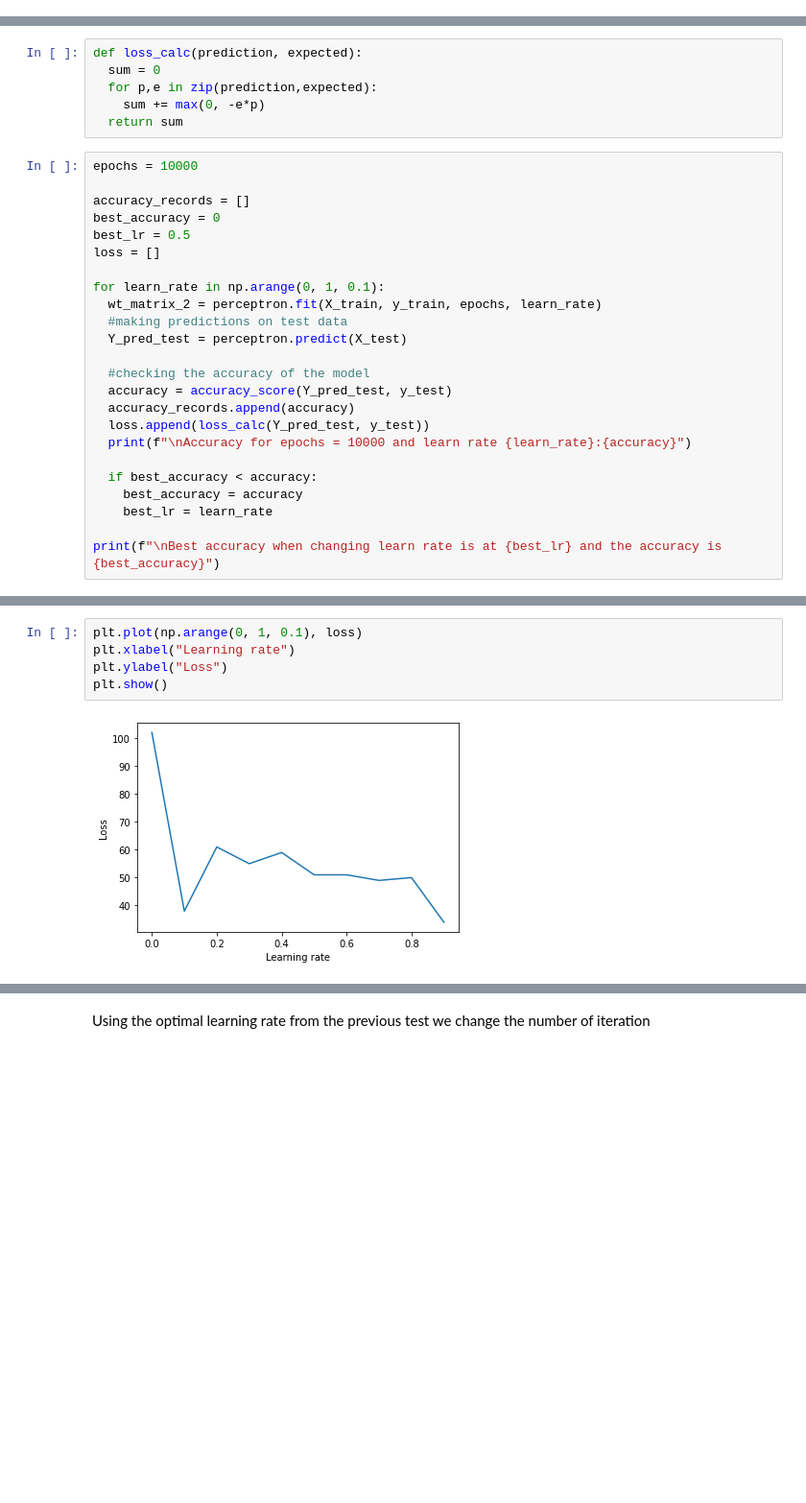
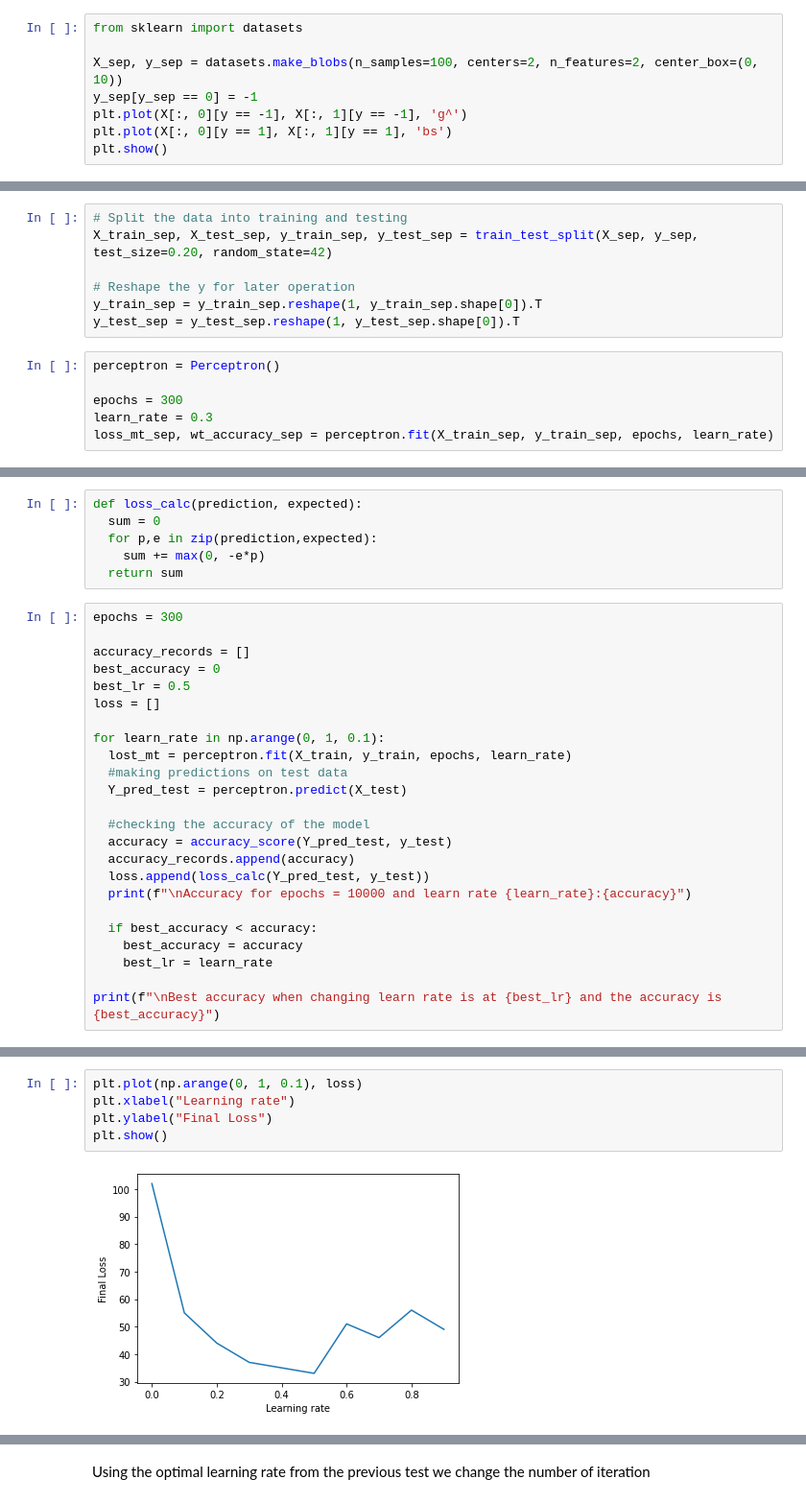
Before and after one commit to tuanldVGU/deeplearningalgorithm, a Jupyter notebook: Assignment_1.ipynb, the cells around one changed output, grey strips where cells are left out. Shown at 96% size. Cells and saved outputs as stored; diff of their text form; blank space fills up the shorter version.

```diff
--- a/Assignment_1.ipynb
+++ b/Assignment_1.ipynb
@@ -158,0 +127,8 @@ plt.show()
+# %%
+from sklearn import datasets
+
+X_sep, y_sep = datasets.make_blobs(n_samples=100, centers=2, n_features=2, center_box=(0, 10))
+y_sep[y_sep == 0] = -1
+plt.plot(X[:, 0][y == -1], X[:, 1][y == -1], 'g^')
+plt.plot(X[:, 0][y == 1], X[:, 1][y == 1], 'bs')
+plt.show()
@@ -158,0 +137,13 @@ plt.show()
+# %%
+# Split the data into training and testing
+X_train_sep, X_test_sep, y_train_sep, y_test_sep = train_test_split(X_sep, y_sep, test_size=0.20, random_state=42)
+
+# Reshape the y for later operation
+y_train_sep = y_train_sep.reshape(1, y_train_sep.shape[0]).T
+y_test_sep = y_test_sep.reshape(1, y_test_sep.shape[0]).T
+# %%
+perceptron = Perceptron()
+
+epochs = 300
+learn_rate = 0.3
+loss_mt_sep, wt_accuracy_sep = perceptron.fit(X_train_sep, y_train_sep, epochs, learn_rate)
@@ -163,7 +180,7 @@ def loss_calc(prediction, expected):
     sum += max(0, -e*p)
   return sum
 # %%
-epochs = 10000
+epochs = 300
 
 accuracy_records = []
 best_accuracy = 0
@@ -171,7 +188,7 @@ best_lr = 0.5
 loss = []
 
 for learn_rate in np.arange(0, 1, 0.1):
-  wt_matrix_2 = perceptron.fit(X_train, y_train, epochs, learn_rate)
+  lost_mt = perceptron.fit(X_train, y_train, epochs, learn_rate)
   #making predictions on test data
   Y_pred_test = perceptron.predict(X_test)
 
@@ -207,8 +224,8 @@ Best accuracy when changing learn rate is at 0.9 and the accuracy is 0.779220779
 # %%
 plt.plot(np.arange(0, 1, 0.1), loss)
 plt.xlabel("Learning rate")
-plt.ylabel("Loss")
+plt.ylabel("Final Loss")
 plt.show()
 # %% [output]
-[figure, old version]
+[figure, new version]
 # %% [markdown]
```
Also changed, not shown: parts of 24 cells of this notebook.
